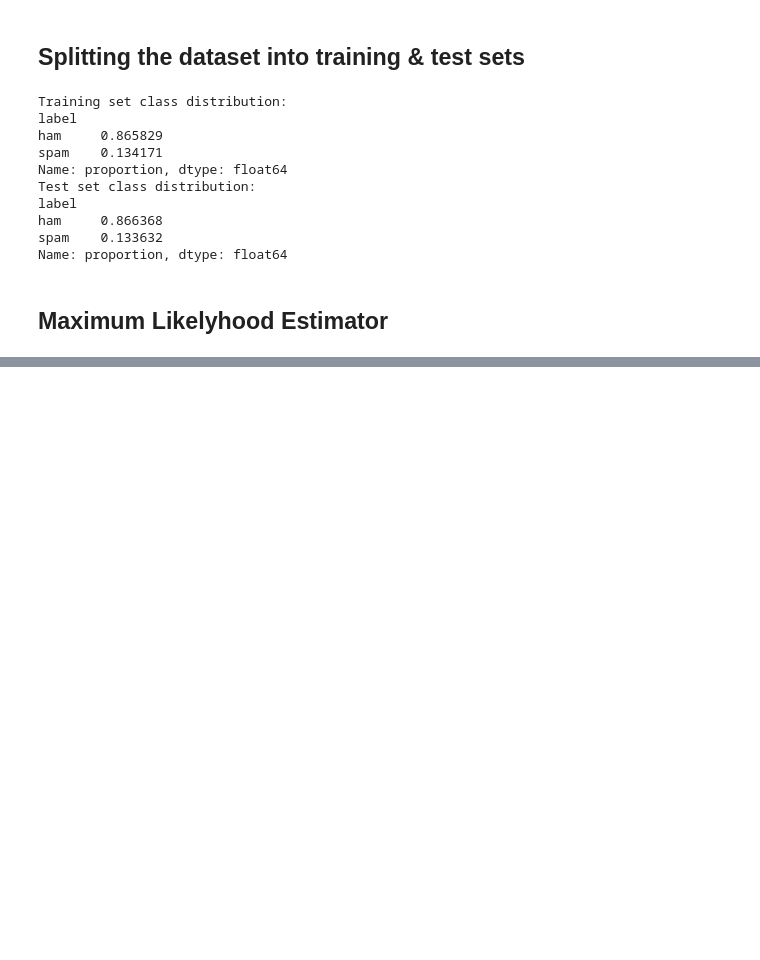
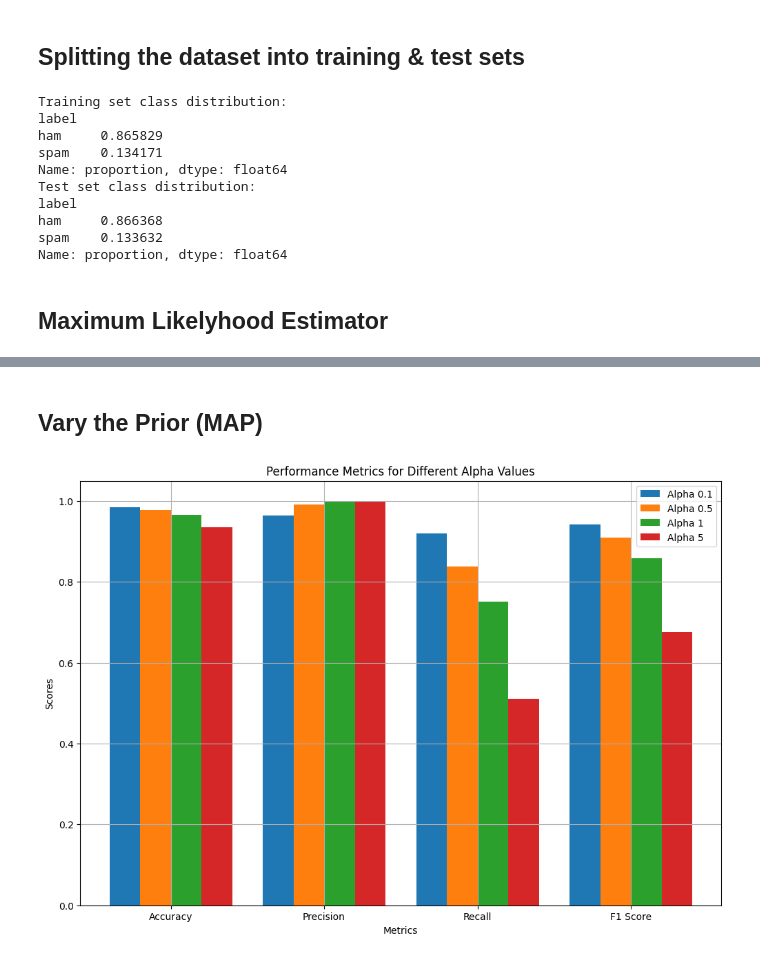
Before and after one commit to kkipngenokoech/MathsRequiredForAI, a Jupyter notebook: latex/ASP H4/spam.ipynb, the cells around one changed output, grey strips where cells are left out. Drawn from its saved outputs; the diff is of its cells as text; code cells hidden in the pictures; blank space fills up the shorter version.

```diff
--- a/latex/ASP H4/spam.ipynb
+++ b/latex/ASP H4/spam.ipynb
@@ -85,0 +375,69 @@ Name: proportion, dtype: float64
+# %% [markdown]
+## Vary the Prior (MAP)
+# %%
+import numpy as np
+
+import matplotlib.pyplot as plt
+
+def calculate_word_probabilities_laplace(alpha, train_df, class_counts_laplace):
+    word_counts_laplace = defaultdict(lambda: {'spam': 0, 'ham': 0})
+    for index, row in train_df.iterrows():
+        label = row['label']
+        class_counts_laplace[label] += 1
+        for word in row['processed_message']:
+            word_counts_laplace[word][label] += 1
+
+    word_probabilities_laplace = defaultdict(lambda: {'spam': 0, 'ham': 0})
+    vocab_size = len(word_counts_laplace)
+
+    for word, counts in word_counts_laplace.items():
+        word_probabilities_laplace[word]['spam'] = (counts['spam'] + alpha) / (class_counts_laplace['spam'] + alpha * vocab_size)
+        word_probabilities_laplace[word]['ham'] = (counts['ham'] + alpha) / (class_counts_laplace['ham'] + alpha * vocab_size)
+
+    return word_probabilities_laplace
+
+def evaluate_classifier(alpha, train_df, test_df, class_counts_laplace):
+    word_probabilities_laplace = calculate_word_probabilities_laplace(alpha, train_df, class_counts_laplace)
+    predicted_labels_map = classify_messages(test_df['message'].values, word_probabilities_laplace, class_counts_laplace)
+
+    accuracy_map = accuracy_score(true_labels, predicted_labels_map)
+    precision_map = precision_score(true_labels, predicted_labels_map, pos_label='spam')
+    recall_map = recall_score(true_labels, predicted_labels_map, pos_label='spam')
+    f1_map = f1_score(true_labels, predicted_labels_map, pos_label='spam')
+
+    return accuracy_map, precision_map, recall_map, f1_map
+
+alphas = [0.1, 0.5, 1, 5]
+results = {}
+
+for alpha in alphas:
+    accuracy_map, precision_map, recall_map, f1_map = evaluate_classifier(alpha, train_df, test_df, class_counts_laplace.copy())
+    results[alpha] = {
+        'Accuracy': accuracy_map,
+        'Precision': precision_map,
+        'Recall': recall_map,
+        'F1 Score': f1_map
+    }
+
+# Plotting the results for different alpha values
+labels = list(results[alphas[0]].keys())
+x = np.arange(len(labels))
+width = 0.2
+
+fig, ax = plt.subplots(figsize=(12, 8))
+
+for i, alpha in enumerate(alphas):
+    metrics = list(results[alpha].values())
+    ax.bar(x + i * width, metrics, width, label=f'Alpha {alpha}')
+
+ax.set_xlabel('Metrics')
+ax.set_ylabel('Scores')
+ax.set_title('Performance Metrics for Different Alpha Values')
+ax.set_xticks(x + width * (len(alphas) - 1) / 2)
+ax.set_xticklabels(labels)
+ax.legend()
+ax.grid(True)
+
+plt.show()
+# %% [output]
+[figure, added]
```
Also changed, not shown: parts of 26 cells of this notebook, 1 other file.
